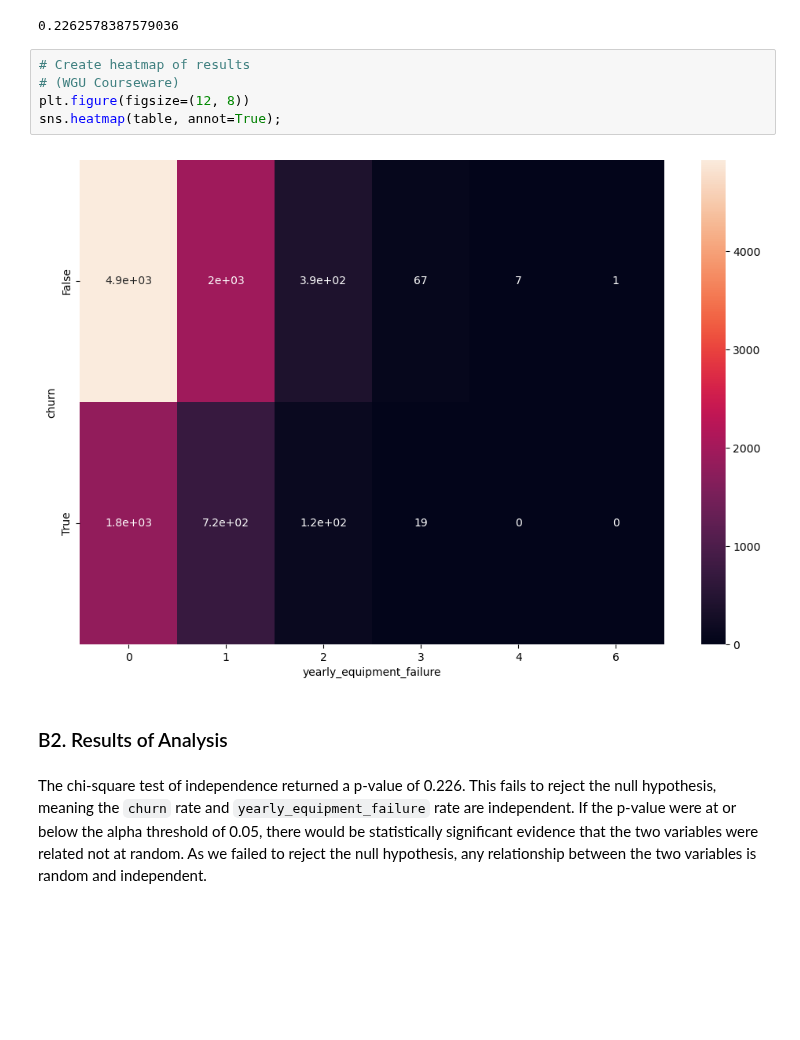
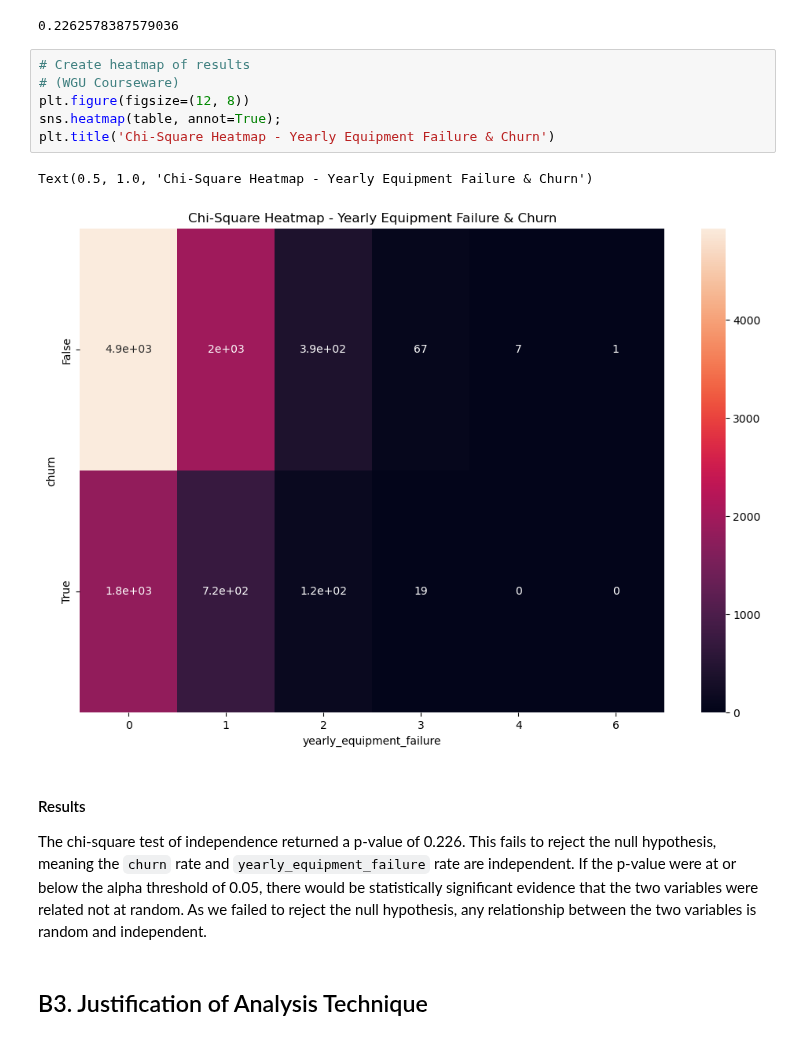
Before and after one commit to smmurdock/WGU-MSDA-DS, a Jupyter notebook: D207/Murdock_Shanay D207 PA Churn.ipynb, the cells around one changed output. Cells and saved outputs as stored; diff of their text form; blank space fills up the shorter version.

Commit message:
B3. Justification of Statistical Analysis

```diff
--- a/D207/Murdock_Shanay D207 PA Churn.ipynb
+++ b/D207/Murdock_Shanay D207 PA Churn.ipynb
@@ -311,11 +311,15 @@ p
 # %%
 # Create heatmap of results
 # (WGU Courseware)
 plt.figure(figsize=(12, 8))
 sns.heatmap(table, annot=True);
+plt.title('Chi-Square Heatmap - Yearly Equipment Failure & Churn')
 # %% [output]
+Text(0.5, 1.0, 'Chi-Square Heatmap - Yearly Equipment Failure & Churn')
-[figure, old version]
+[figure, new version]
-# %% [markdown]
-### B2. Results of Analysis
 # %% [markdown]
+#### Results
+
 The chi-square test of independence returned a p-value of 0.226. This fails to reject the null hypothesis, meaning the `churn` rate and `yearly_equipment_failure` rate are independent. If the p-value were at or below the alpha threshold of 0.05, there would be statistically significant evidence that the two variables were related not at random. As we failed to reject the null hypothesis, any relationship between the two variables is random and independent.
+# %% [markdown]
+## B3. Justification of Analysis Technique
```
Also changed, not shown: parts of 5 cells of this notebook.
